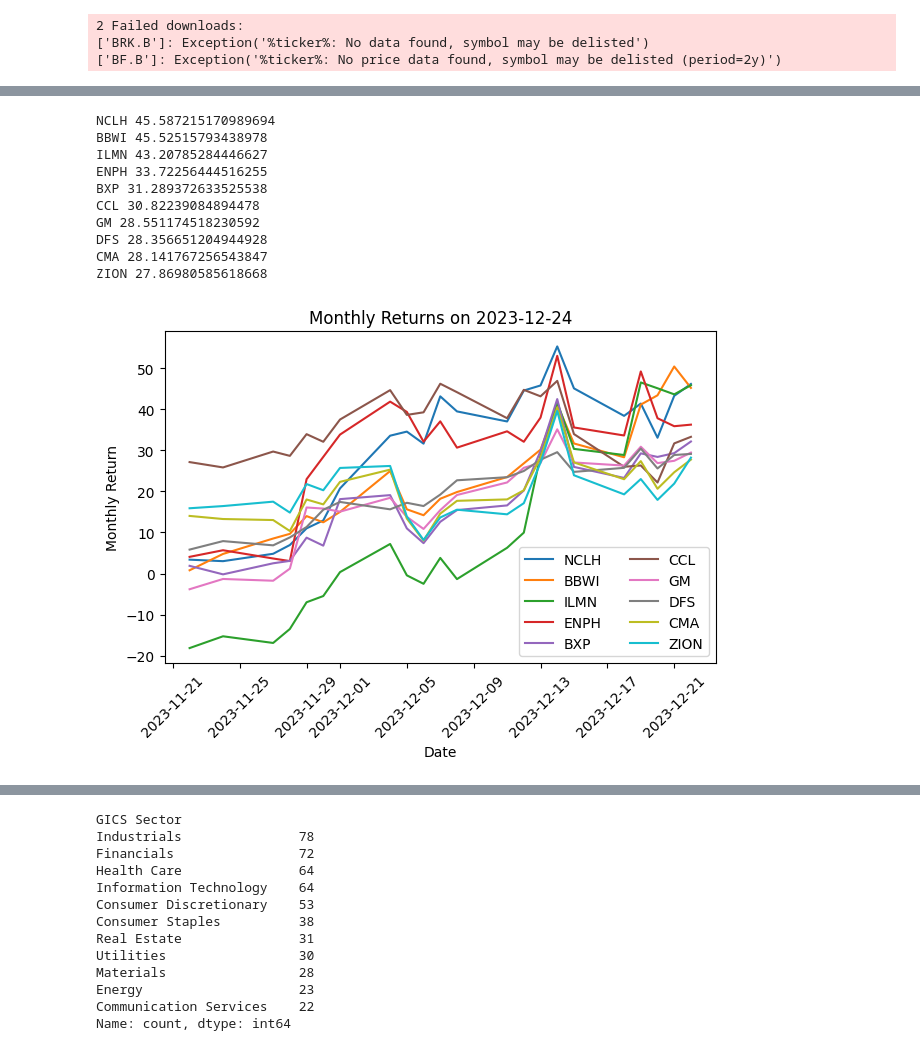
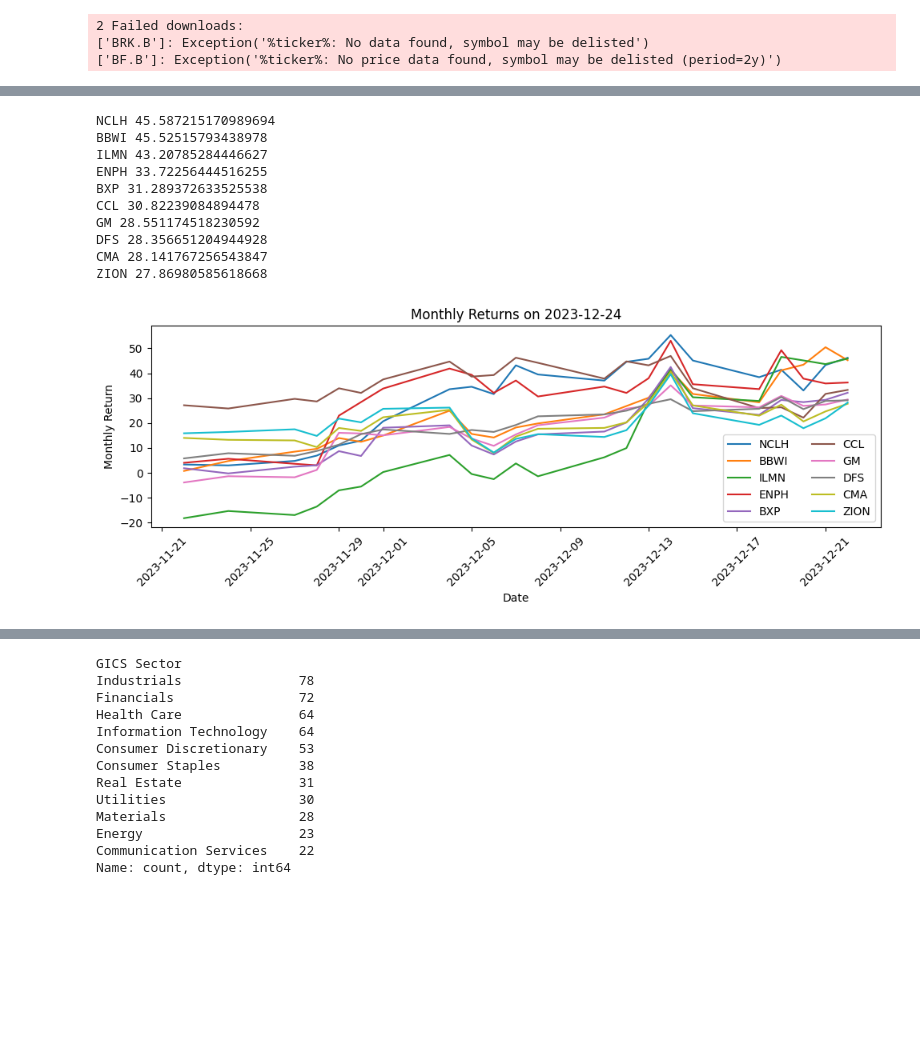
Before and after one commit to talhajamal11/Market-Updates, a Jupyter notebook: src/main.ipynb, the cells around one changed output, grey strips where cells are left out. Cells and saved outputs as stored; diff of their text form; code cells hidden in the pictures; blank space fills up the shorter version.

```diff
--- a/src/main.ipynb
+++ b/src/main.ipynb
@@ -45,2 +67,4 @@ one_year_performance = top_performers['1y']
+# %%
+for ticker, ret in one
 # %%
 # Plot of best performing stocks over 1 Day
@@ -100,29 +126,30 @@ ALGN 6.611505812922003
 # %%
 # Plot of best performing stocks over 1 Month
+plt.figure(figsize=(10,4))
 for ticker, ret in one_month_performance.items():
     print(ticker, ret)
     plt.plot(data['Adj Close'][ticker].pct_change(periods=22).tail(22) * 100, label=ticker)
 plt.title('Monthly Returns on '+_today)
 plt.xlabel('Date')
 plt.xticks(rotation=45)
 plt.ylabel('Monthly Return')
 plt.legend(loc='lower right', ncol=2)
 plt.tight_layout()
 _filename = '1M_performance.png'
 _full_path = os.path.join(directory, _filename)
 plt.savefig(_full_path)
 plt.show()
 # %% [output]
 NCLH 45.587215170989694
 BBWI 45.52515793438978
 ILMN 43.20785284446627
 ENPH 33.72256444516255
 BXP 31.289372633525538
 CCL 30.82239084894478
 GM 28.551174518230592
 DFS 28.356651204944928
 CMA 28.141767256543847
 ZION 27.86980585618668
-[figure, old version]
+[figure, new version]
 # %%
 # Plot of best performing stocks over 1 Year
```
Also changed, not shown: parts of 5 cells of this notebook, 2 other files.
